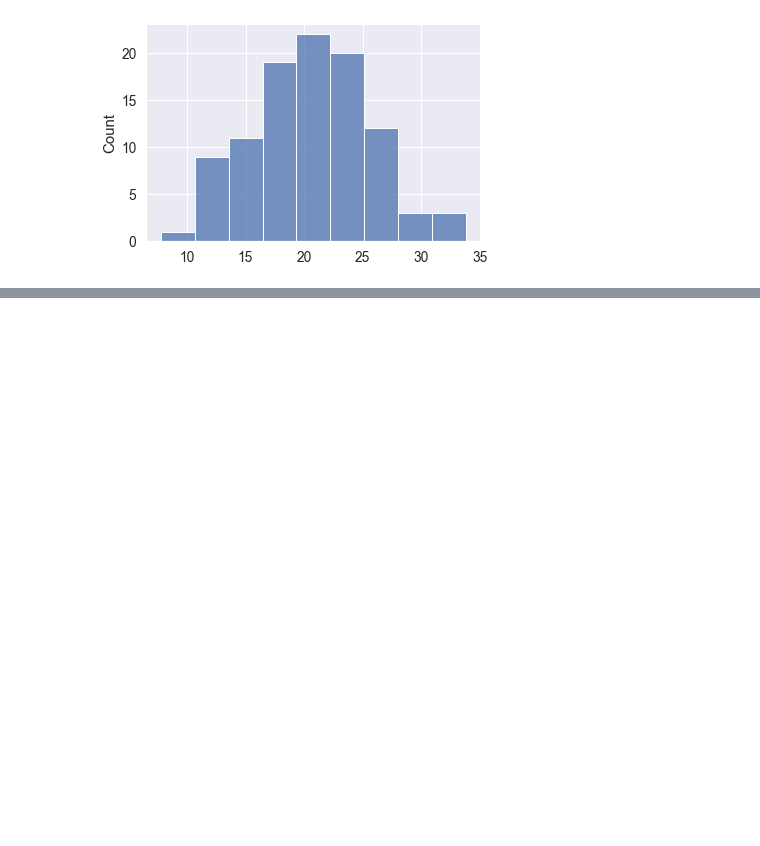
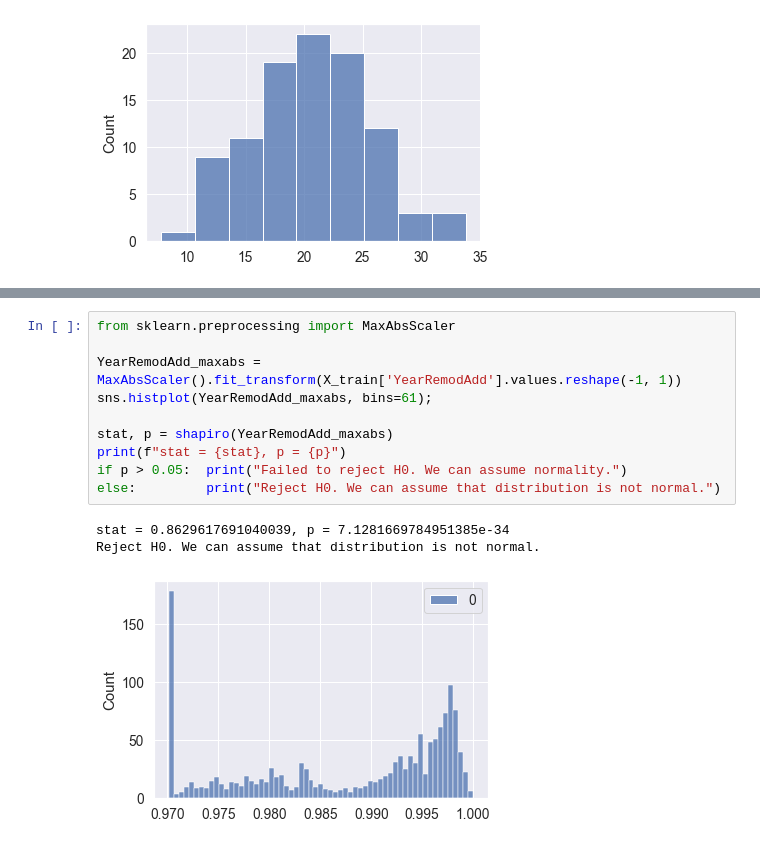
Before and after one commit to leweex95/Housing-Prices-Prediction, a Jupyter notebook: Housing-Prices-Prediction.ipynb, the cells around one changed output, grey strips where cells are left out. Drawn from its saved outputs; the diff is of its cells as text; blank space fills up the shorter version.

```diff
--- a/Housing-Prices-Prediction.ipynb
+++ b/Housing-Prices-Prediction.ipynb
@@ -403,0 +385,14 @@ Reject H0. We can assume that distribution is not normal.
+# %%
+from sklearn.preprocessing import MaxAbsScaler
+
+YearRemodAdd_maxabs = MaxAbsScaler().fit_transform(X_train['YearRemodAdd'].values.reshape(-1, 1))
+sns.histplot(YearRemodAdd_maxabs, bins=61);
+
+stat, p = shapiro(YearRemodAdd_maxabs)
+print(f"stat = {stat}, p = {p}")
+if p > 0.05:  print("Failed to reject H0. We can assume normality.")
+else:         print("Reject H0. We can assume that distribution is not normal.")
+# %% [output]
+stat = 0.8629617691040039, p = 7.1281669784951385e-34
+Reject H0. We can assume that distribution is not normal.
+[figure, added]
```
Also changed, not shown: parts of 25 cells of this notebook.
